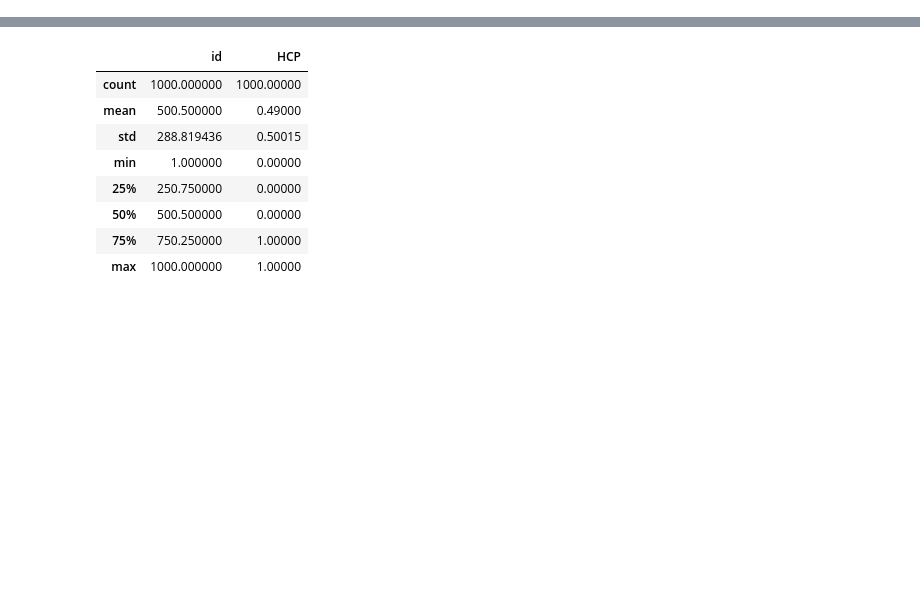
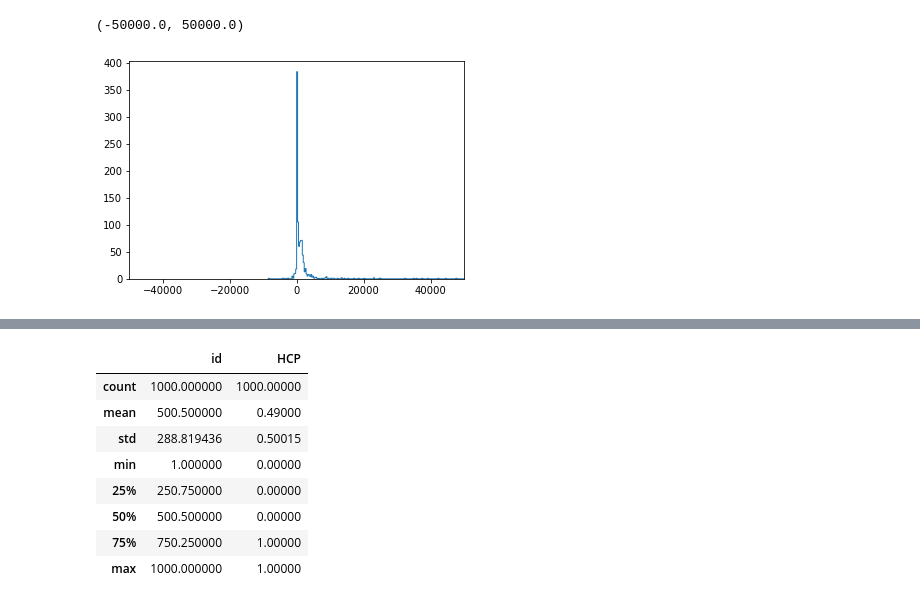
Before and after one commit to dylan1218/ClassificationProject, a Jupyter notebook: ModelsDL.ipynb, the cells around one changed output, grey strips where cells are left out. Cells and saved outputs as stored; diff of their text form; code cells hidden in the pictures; blank space fills up the shorter version.

```diff
--- a/ModelsDL.ipynb
+++ b/ModelsDL.ipynb
@@ -51,0 +173,8 @@ df
+# %%
+
+
+plt.hist(df['DEB_CRE_USD'],bins='auto', histtype='step')
+plt.xlim(-50000,50000)
+# %% [output]
+(-50000.0, 50000.0)
+[figure, added]
```
Also changed, not shown: parts of 10 cells of this notebook.
